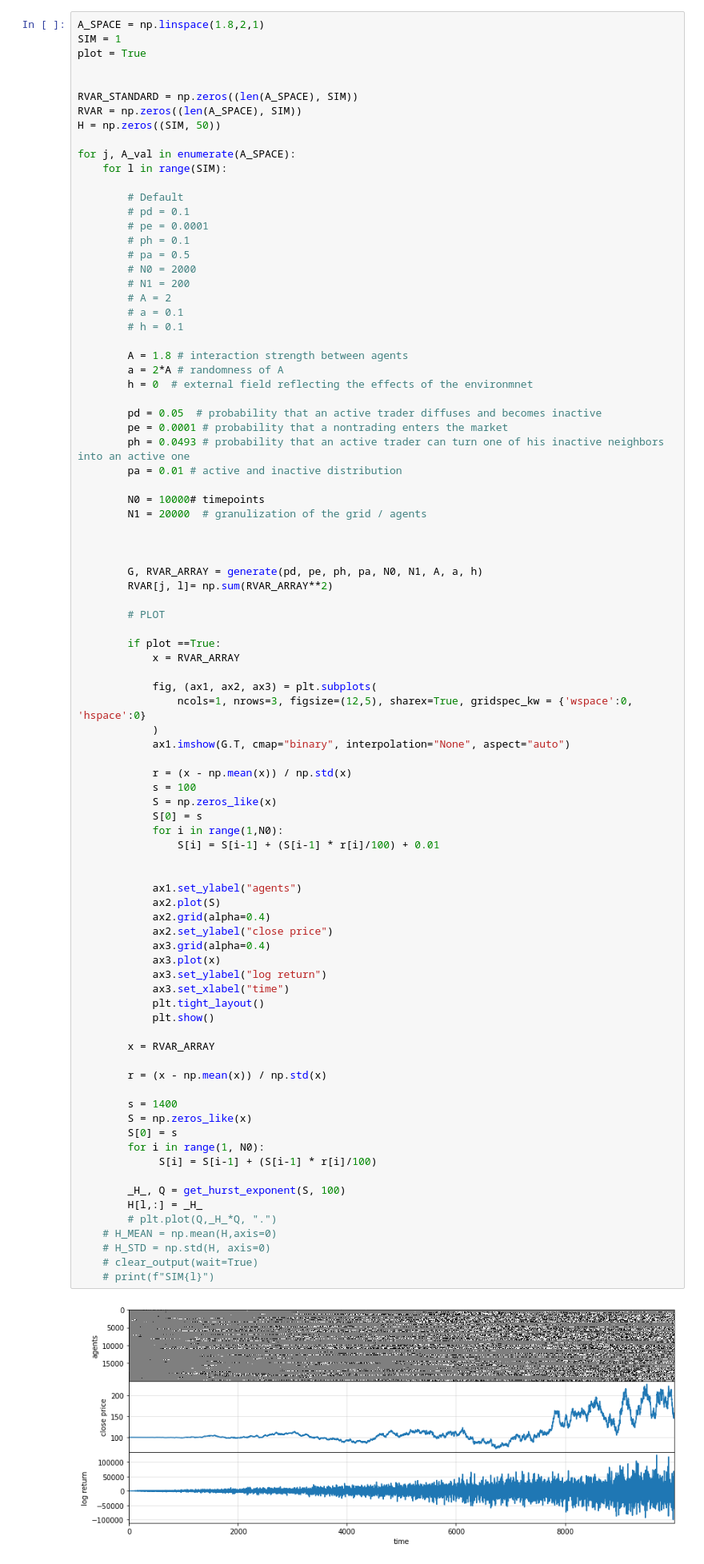
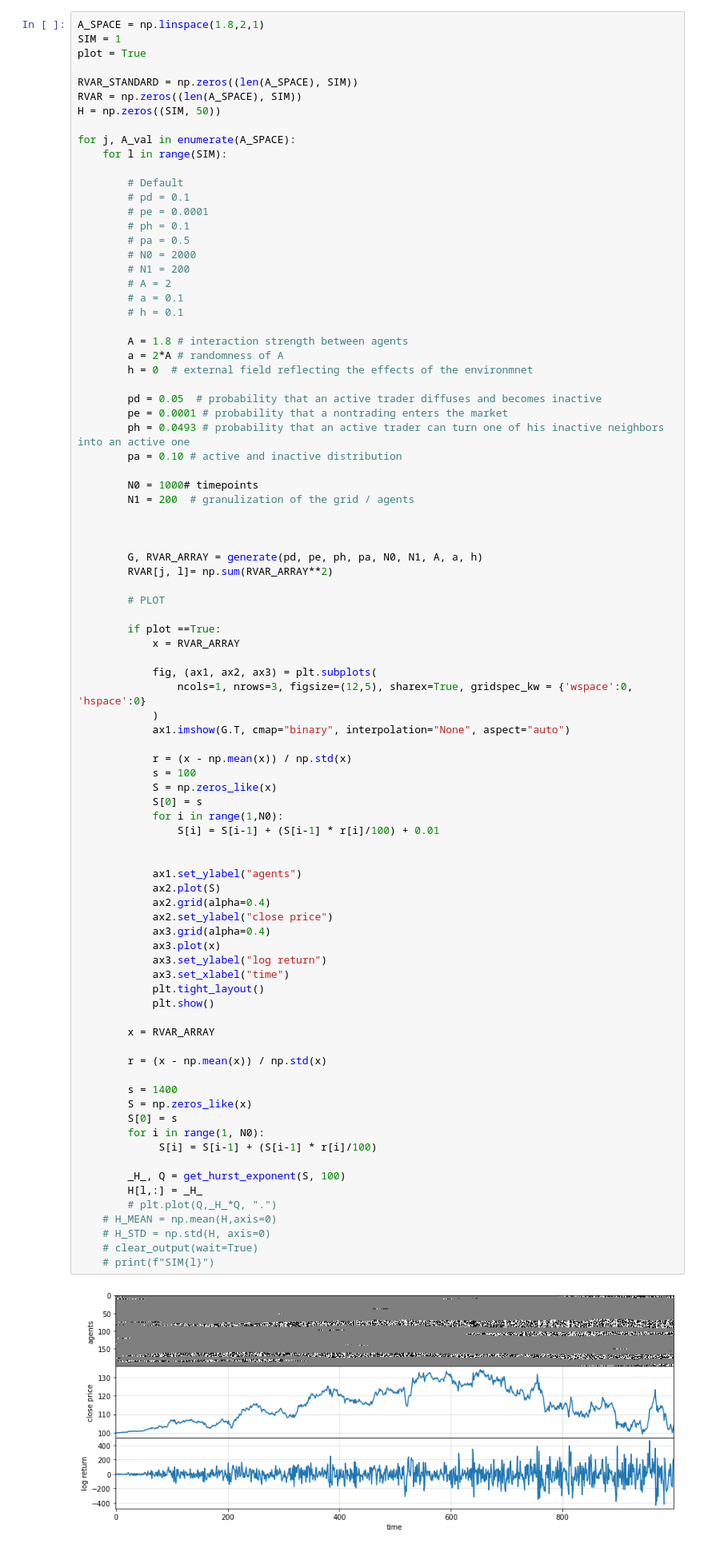
Before and after one commit to charelF/ComplexSystems, a Jupyter notebook: code/alex/CA_runner.ipynb, the cells around one changed output. Shown at 80% size. Drawn from its saved outputs; the diff is of its cells as text.

```diff
--- a/code/alex/CA_runner.ipynb
+++ b/code/alex/CA_runner.ipynb
@@ -75,7 +30,6 @@ def get_hurst_exponent(time_series, max_lag=20):
 A_SPACE = np.linspace(1.8,2,1)
 SIM = 1
 plot = True
-
 
 RVAR_STANDARD = np.zeros((len(A_SPACE), SIM))
 RVAR = np.zeros((len(A_SPACE), SIM))
@@ -102,10 +56,10 @@ for j, A_val in enumerate(A_SPACE):
         pd = 0.05  # probability that an active trader diffuses and becomes inactive
         pe = 0.0001 # probability that a nontrading enters the market
         ph = 0.0493 # probability that an active trader can turn one of his inactive neighbors into an active one
-        pa = 0.01 # active and inactive distribution
+        pa = 0.10 # active and inactive distribution
 
-        N0 = 10000# timepoints
-        N1 = 20000  # granulization of the grid / agents
+        N0 = 1000# timepoints
+        N1 = 200  # granulization of the grid / agents
 
 
 
@@ -132,34 +86,34 @@ for j, A_val in enumerate(A_SPACE):
 
             ax1.set_ylabel("agents")
             ax2.plot(S)
             ax2.grid(alpha=0.4)
             ax2.set_ylabel("close price")
             ax3.grid(alpha=0.4)
             ax3.plot(x)
             ax3.set_ylabel("log return")
             ax3.set_xlabel("time")
             plt.tight_layout()
             plt.show()
 
         x = RVAR_ARRAY
 
         r = (x - np.mean(x)) / np.std(x)
 
         s = 1400
         S = np.zeros_like(x)
         S[0] = s
         for i in range(1, N0):
              S[i] = S[i-1] + (S[i-1] * r[i]/100)
 
         _H_, Q = get_hurst_exponent(S, 100)
         H[l,:] = _H_
         # plt.plot(Q,_H_*Q, ".")
     # H_MEAN = np.mean(H,axis=0)
     # H_STD = np.std(H, axis=0)
     # clear_output(wait=True)
     # print(f"SIM{l}")
 # %% [output]
-[figure, old version]
+[figure, new version]
 # %%
 H_MEAN = np.mean(H,axis=0)
 H_STD = np.std(H, axis=0)
```
Also changed, not shown: parts of 3 cells of this notebook, 1 other file.
